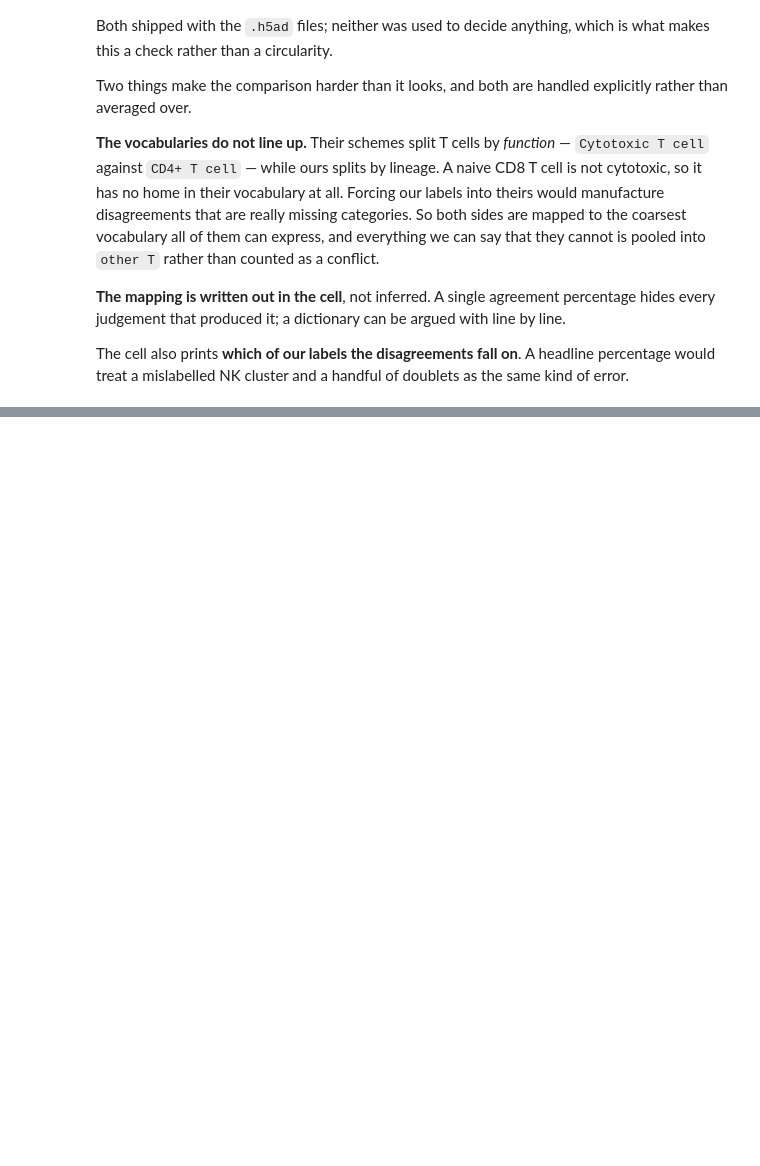
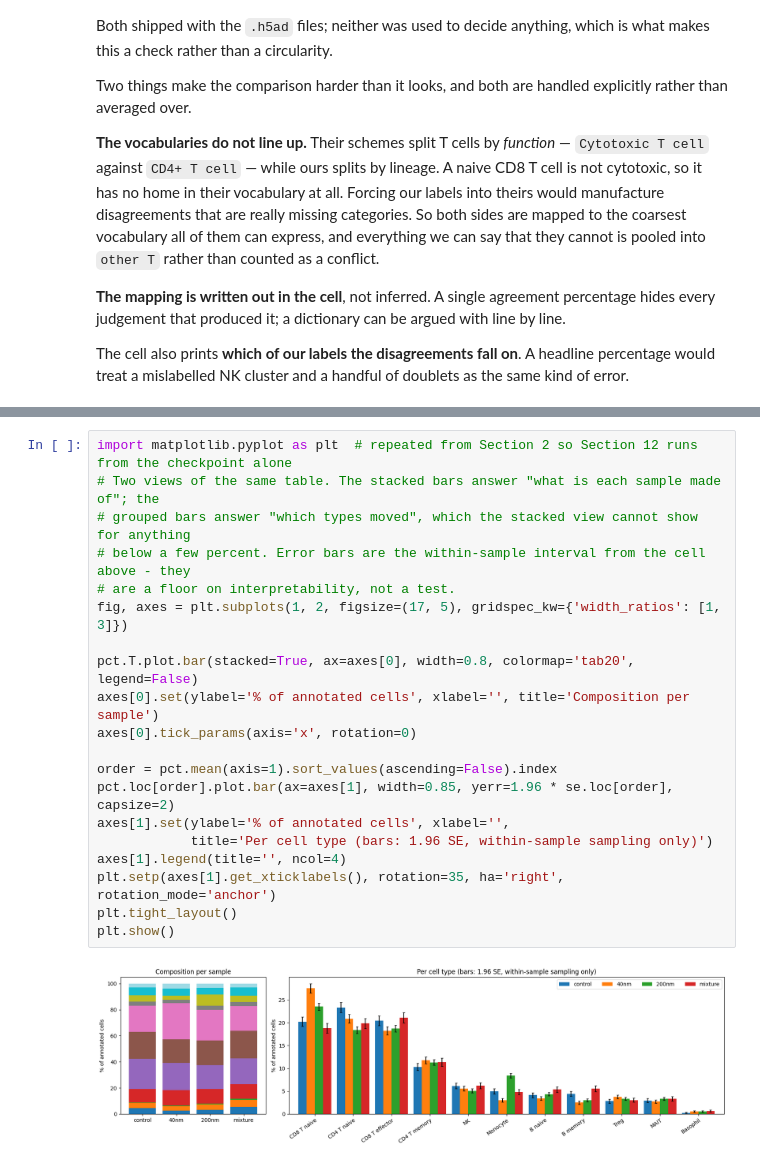
Before and after one commit to paunovicaleksa/GI, a Jupyter notebook: nanoplastics_pipeline.ipynb, the cells around one changed output, grey strips where cells are left out. Drawn from its saved outputs; the diff is of its cells as text; blank space fills up the shorter version.

```diff
--- a/nanoplastics_pipeline.ipynb
+++ b/nanoplastics_pipeline.ipynb
@@ -4397,0 +4592,22 @@ T naive (CD4/CD8 unresolved)       1
+# %%
+import matplotlib.pyplot as plt  # repeated from Section 2 so Section 12 runs from the checkpoint alone
+# Two views of the same table. The stacked bars answer "what is each sample made of"; the
+# grouped bars answer "which types moved", which the stacked view cannot show for anything
+# below a few percent. Error bars are the within-sample interval from the cell above - they
+# are a floor on interpretability, not a test.
+fig, axes = plt.subplots(1, 2, figsize=(17, 5), gridspec_kw={'width_ratios': [1, 3]})
+
+pct.T.plot.bar(stacked=True, ax=axes[0], width=0.8, colormap='tab20', legend=False)
+axes[0].set(ylabel='% of annotated cells', xlabel='', title='Composition per sample')
+axes[0].tick_params(axis='x', rotation=0)
+
+order = pct.mean(axis=1).sort_values(ascending=False).index
+pct.loc[order].plot.bar(ax=axes[1], width=0.85, yerr=1.96 * se.loc[order], capsize=2)
+axes[1].set(ylabel='% of annotated cells', xlabel='',
+            title='Per cell type (bars: 1.96 SE, within-sample sampling only)')
+axes[1].legend(title='', ncol=4)
+plt.setp(axes[1].get_xticklabels(), rotation=35, ha='right', rotation_mode='anchor')
+plt.tight_layout()
+plt.show()
+# %% [output]
+[figure, added]
```
Also changed, not shown: parts of 70 cells of this notebook, 1 other file.
